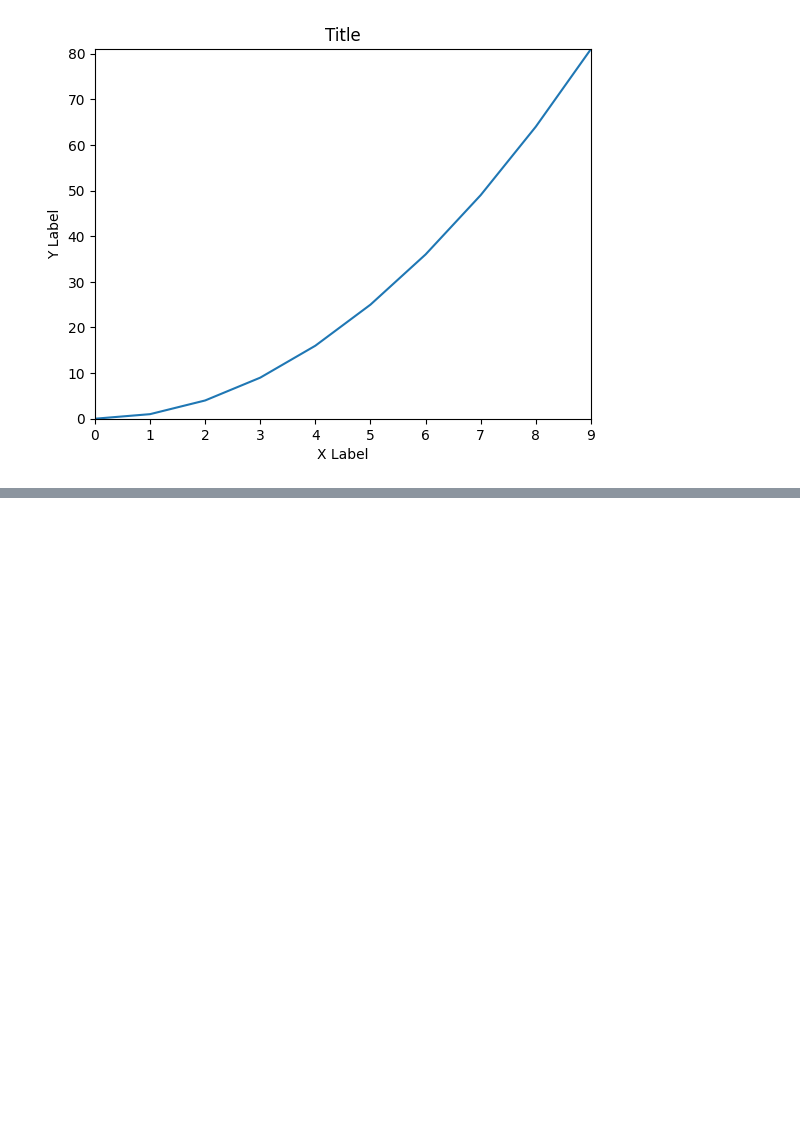
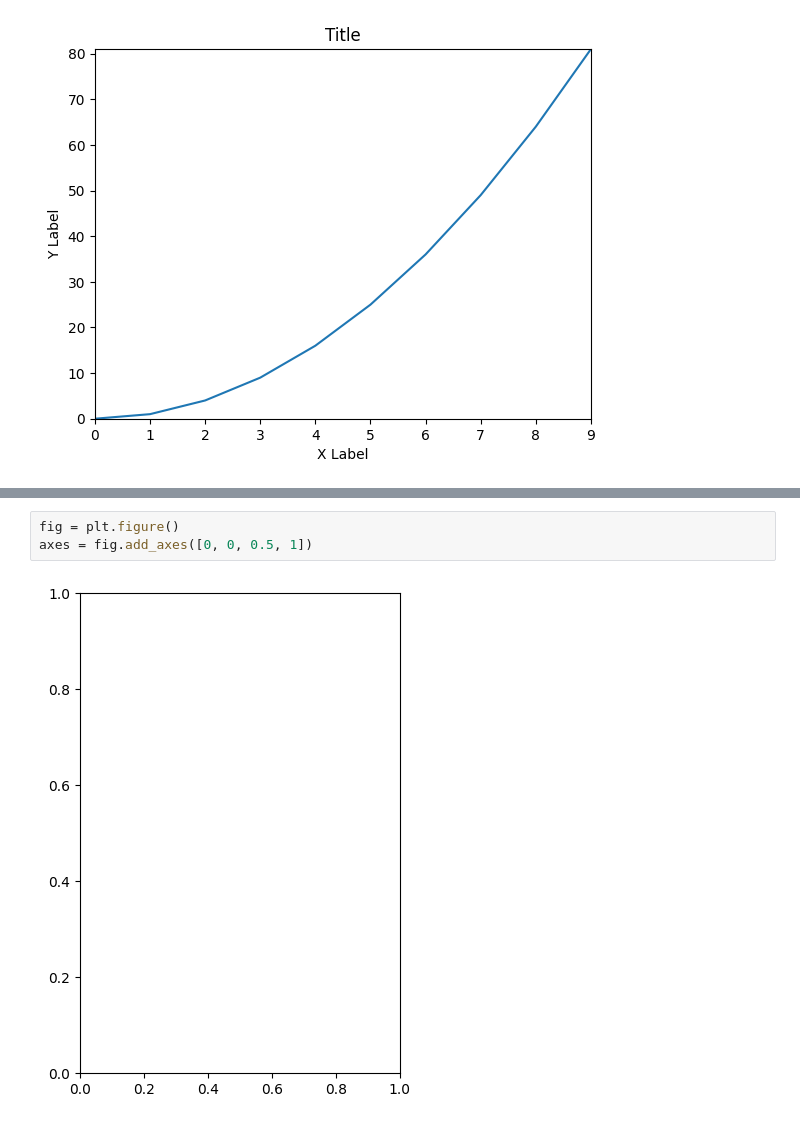
Before and after one commit to GabrielRugila/stats-ml, a Jupyter notebook: L_PY_ML/mtp/basics.ipynb, the cells around one changed output, grey strips where cells are left out. Saved outputs shown, nothing was run; the diff lists cells and outputs as text; blank space fills up the shorter version.

```diff
--- a/L_PY_ML/mtp/basics.ipynb
+++ b/L_PY_ML/mtp/basics.ipynb
@@ -25,0 +39,5 @@ plt.show()
+# %%
+fig = plt.figure()
+axes = fig.add_axes([0, 0, 0.5, 1])
+# %% [output]
+[figure, added]
```
Also changed, not shown: parts of 9 cells of this notebook.
